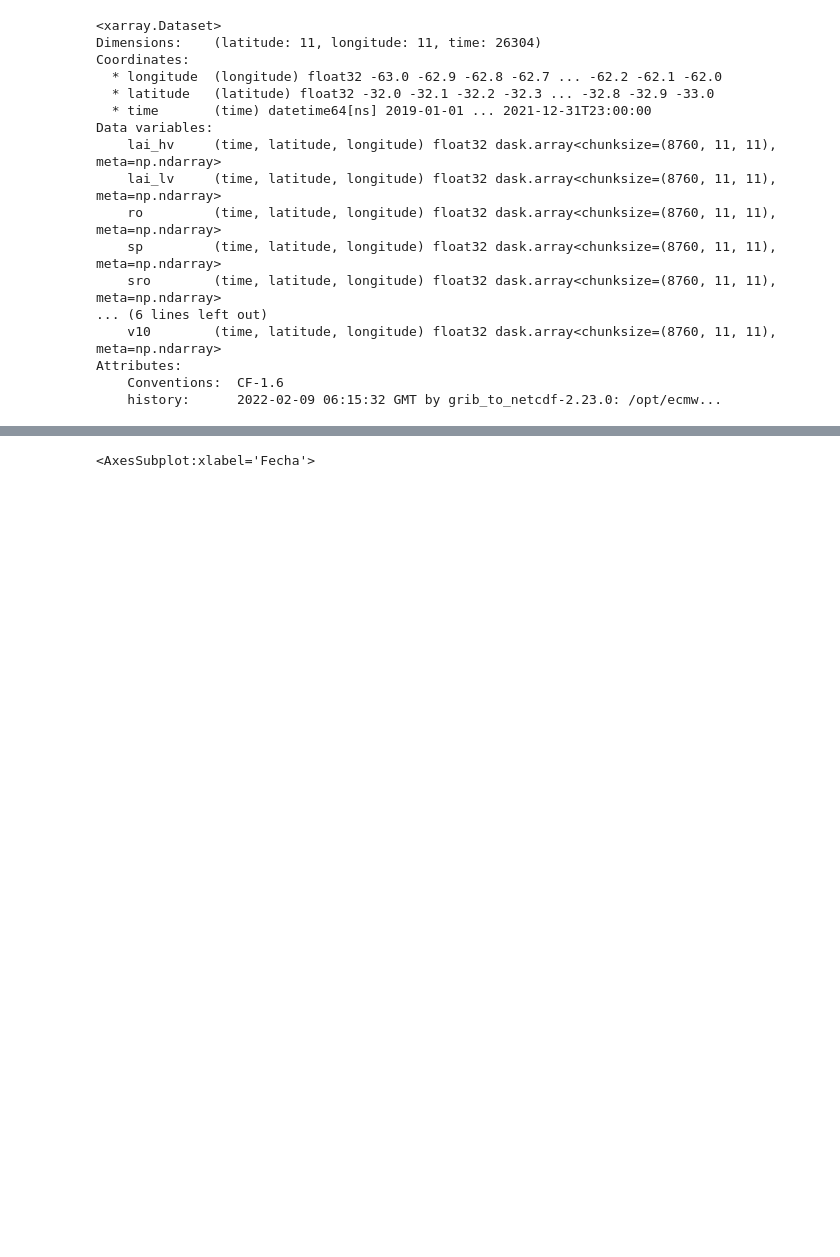
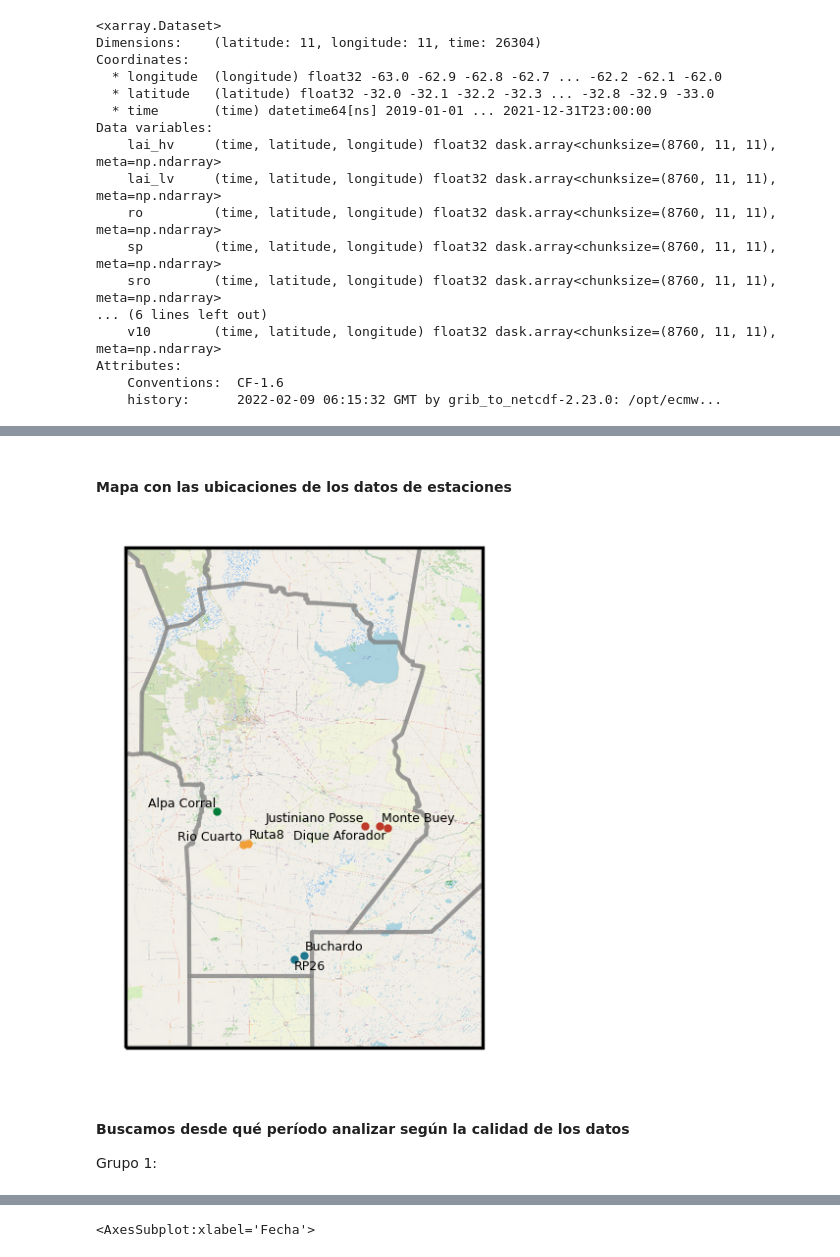
Before and after one commit to JulianGiles/flash_flood_ML, a Jupyter notebook: data_selection_and_comparison.ipynb, the cells around one changed output, grey strips where cells are left out. Cells and saved outputs as stored; diff of their text form; code cells hidden in the pictures; blank space fills up the shorter version.

```diff
--- a/data_selection_and_comparison.ipynb
+++ b/data_selection_and_comparison.ipynb
@@ -62,3 +65,8 @@ Data variables:
 Attributes:
     Conventions:  CF-1.6
     history:      2022-02-09 06:15:32 GMT by grib_to_netcdf-2.23.0: /opt/ecmw...
+# %%
+# Cargo Lista de ubicaciones
+obs_path = '/datos/julian.giles/flash_flood/datos_estaciones/'
+ubicaciones = pd.read_csv(obs_path+'ubicaciones_estaciones.csv', sep=';')
+ubicaciones
@@ -64,0 +105,47 @@ Attributes:
+# %% [markdown]
+#### Mapa con las ubicaciones de los datos de estaciones
+# %%
+# Plot de las ubicaciones en un mapa, coloreadas según grupo
+
+markercols = ['#bd392a', '#20788e', '#f29f37', '#007c38']
+
+from adjustText import adjust_text
+
+fig1 = plt.figure( figsize=(4,2),dpi=300)
+ax = fig1.add_axes([0.05,0.05,0.95,0.85], projection= ccrs.PlateCarree(central_longitude=0.0) )
+
+texts = []
+for nloc in range(len(ubicaciones)):
+    plt.plot(ubicaciones.iloc[nloc]['lon'], ubicaciones.iloc[nloc]['lat'],
+             color=markercols[int(ubicaciones.iloc[nloc]['grupo'])-1], linewidth=2, marker='o', markersize=1,
+             transform=ccrs.Geodetic())
+
+    texts.append(plt.text(ubicaciones.iloc[nloc]['lon'], ubicaciones.iloc[nloc]['lat'], ubicaciones.iloc[nloc]['nombre'],
+             horizontalalignment='right',
+             transform=ccrs.Geodetic(), fontsize=3) )
+
+
+ax.add_feature(cartopy.feature.BORDERS, linestyle='-', linewidth=1, alpha=0.7) #countries
+#ax.stock_img()
+ax.set_extent([-66, -61, -36,  -29])
+
+import cartopy.io.img_tiles as cimgt
+
+request = cimgt.OSM() # .GoogleTiles() es otra opcion
+ax.add_image(request, 10, interpolation='spline36')
+
+import cartopy.io.shapereader as shpreader
+fname = '/datos/julian.giles/shapefiles/Argentina/gadm40_ARG_1.shp'
+adm1_shapes = list(shpreader.Reader(fname).geometries())
+ax.add_geometries(adm1_shapes, ccrs.PlateCarree(),
+                  edgecolor='gray', facecolor='None',  alpha=0.5)
+
+adjust_text(texts) #tiene que ir al final, sino no sale el background
+
+plt.show()
+# %% [output]
+[figure, added]
+# %% [markdown]
+#### Buscamos desde qué período analizar según la calidad de los datos
+
+Grupo 1:
```
Also changed, not shown: parts of 49 cells of this notebook, 1 other file.
